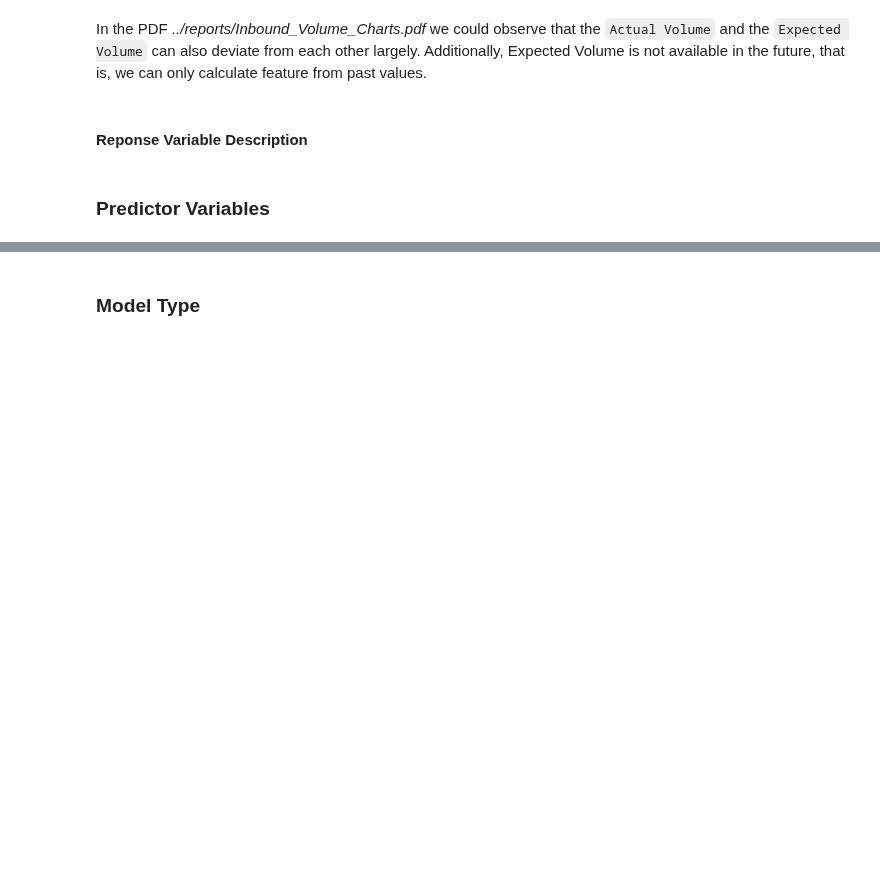
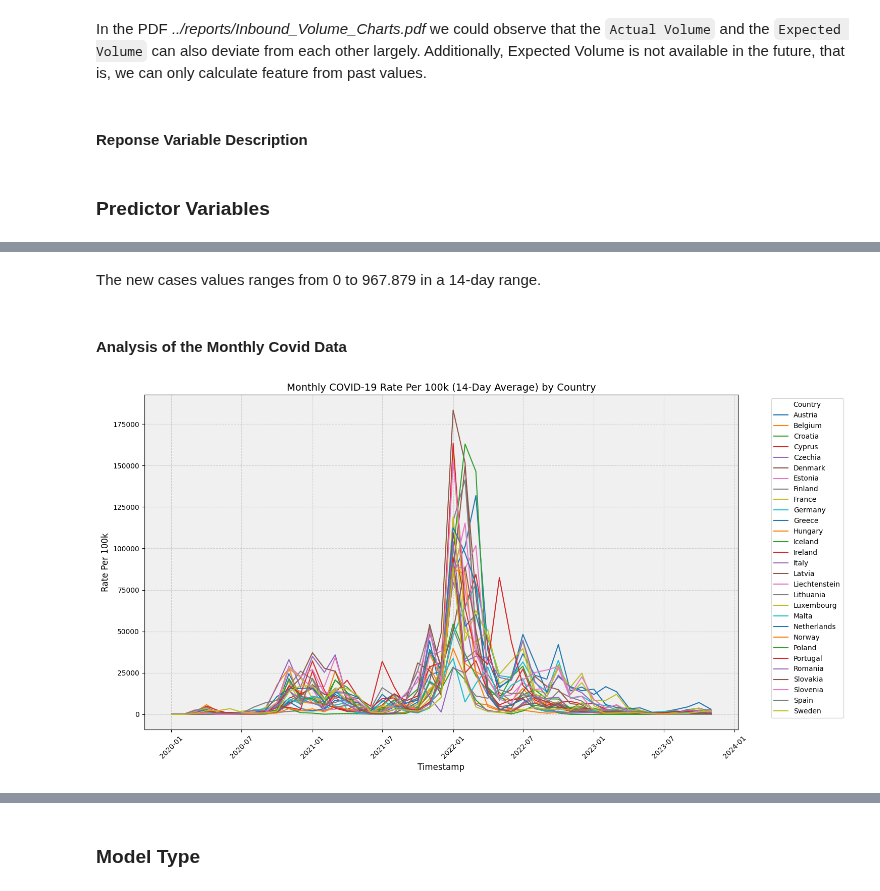
Before and after one commit to john2408/project_data_analytics, a Jupyter notebook: references/project-proposal.ipynb, the cells around one changed output, grey strips where cells are left out. Cells and saved outputs as stored; diff of their text form; code cells hidden in the pictures; blank space fills up the shorter version.

```diff
--- a/references/project-proposal.ipynb
+++ b/references/project-proposal.ipynb
@@ -435,0 +498,2 @@ This approach is possible since the production planning data is always available
+# %%
+df_covid = pd.read_csv("../data/raw/Covid-19_cases_age_specific.csv")
@@ -435,0 +527,3 @@ This approach is possible since the production planning data is always available
+# %%
+# Convert the Timestamp to a Datetime Object
+df_covid['timestamp'] = pd.to_datetime(df_covid['year_week'] + '-1', format='%Y-%U-%w')
@@ -435,0 +554,34 @@ This approach is possible since the production planning data is always available
+# %% [markdown]
+The new cases values ranges from 0 to 967.879 in a 14-day range.
+# %% [markdown]
+#### Analysis of the Monthly Covid Data
+# %%
+# Calculate the monthly covid rate to align it with the monthly data
+df_covid_rate =  df_covid[['timestamp','country','rate_14_day_per_100k']].drop_duplicates().copy()
+df_covid_rate["Year"] = df_covid_rate["timestamp"].dt.year
+df_covid_rate["Month"] = df_covid_rate["timestamp"].dt.month
+df_covid_rate = df_covid_rate.groupby(['Year','Month','country'], as_index=False)['rate_14_day_per_100k'].sum()
+df_covid_rate["Timestamp"] = df_covid_rate[["Year", "Month"]].apply(
+    lambda x: datetime(x["Year"], x["Month"], 1), axis=1
+)
+df_covid_rate_country = df_covid_rate.pivot(index='Timestamp', columns='country', values='rate_14_day_per_100k')
+# %%
+plt.figure(figsize=(15, 8))
+
+# Plot each country's line
+for country in df_covid_rate_country.columns:
+    plt.plot(df_covid_rate_country.index, df_covid_rate_country[country], label=country)
+
+plt.title('Monthly COVID-19 Rate Per 100k (14-Day Average) by Country', fontsize=14)
+plt.xlabel('Timestamp', fontsize=12)
+plt.ylabel('Rate Per 100k', fontsize=12)
+plt.xticks(rotation=45)
+plt.grid(True, linestyle='--', alpha=0.5)
+plt.gca().set_facecolor('#f0f0f0')
+plt.legend(title='Country', bbox_to_anchor=(1.05, 1), loc='upper left')
+
+# Show plot
+plt.tight_layout()
+plt.show()
+# %% [output]
+[figure, added]
```
Also changed, not shown: parts of 33 cells of this notebook, 7 other files.
